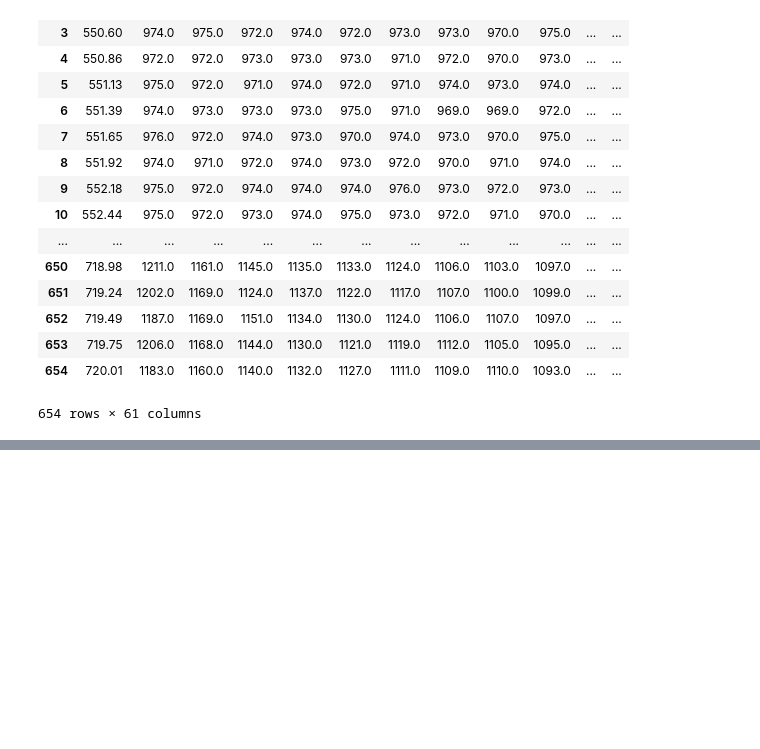
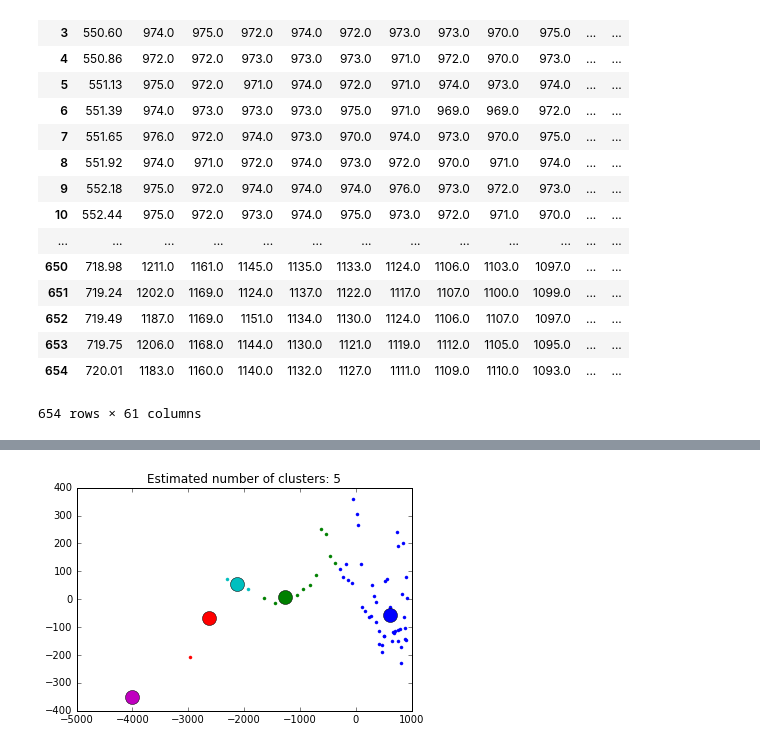
Before and after one commit to cito125/Elementary-Quantum-Computations, a Jupyter notebook: ExploratoryDataAnalysis.ipynb, the cells around one changed output, grey strips where cells are left out. Drawn from its saved outputs; the diff is of its cells as text; code cells hidden in the pictures; blank space fills up the shorter version.

```diff
--- a/ExploratoryDataAnalysis.ipynb
+++ b/ExploratoryDataAnalysis.ipynb
@@ -398,0 +434,4 @@ kNearestNeighbor(reduceDataFrame(dfDepWS250_uW2s))
+# %%
+meanShift(reduceDataFrame((dfDepWS20_1mW2s.transpose())))
+# %% [output]
+[figure, added]
```
Also changed, not shown: parts of 28 cells of this notebook.
